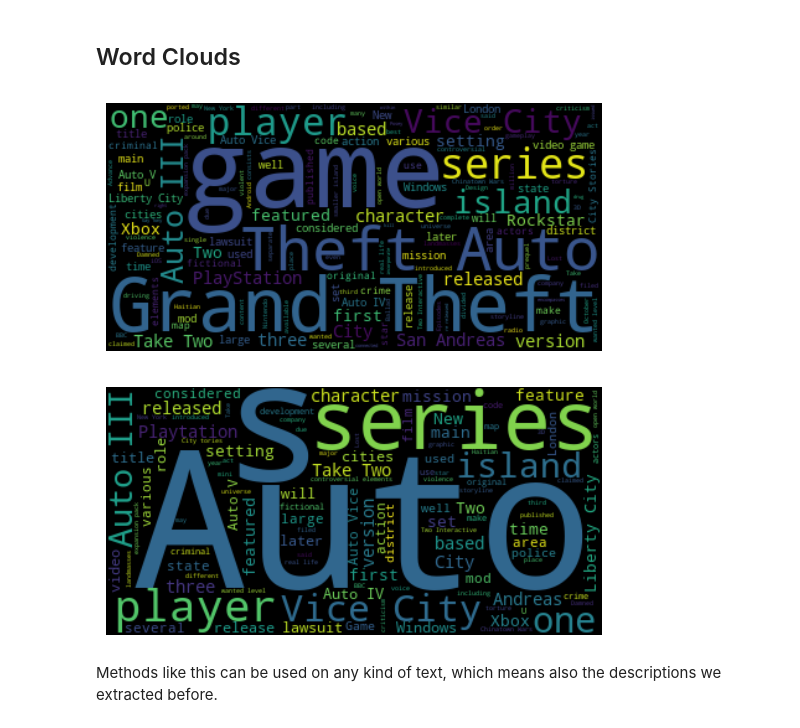
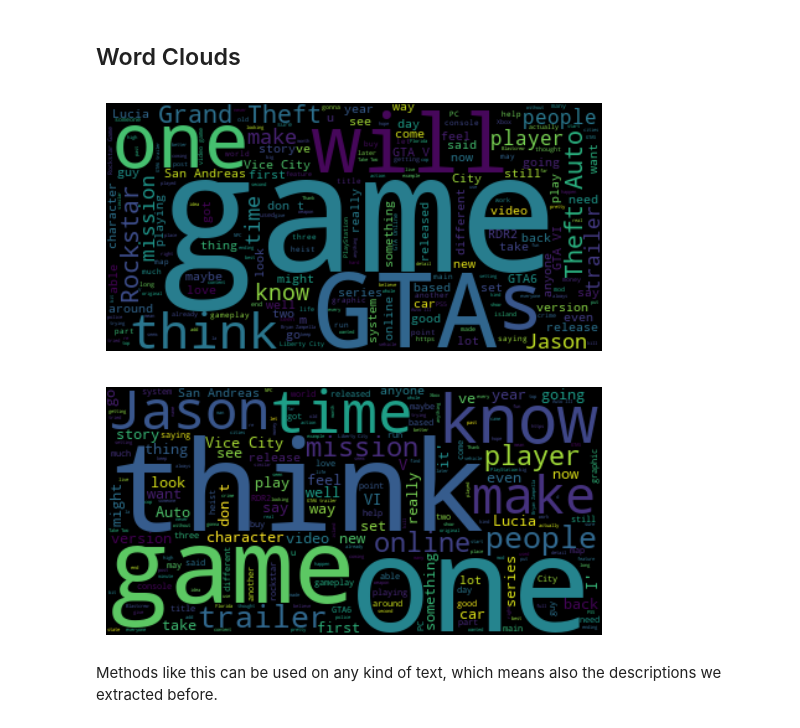
Before and after one commit to wangfelix/DiMa2025Group11, a Jupyter notebook: data_gathering_and_analysis_example.ipynb, the cells around one changed output. Cells and saved outputs as stored; diff of their text form; code cells hidden in the pictures.

Commit message:
integrate reddit descriptions into wordcloud, integrate reddit titles into sentiment

```diff
--- a/data_gathering_and_analysis_example.ipynb
+++ b/data_gathering_and_analysis_example.ipynb
@@ -245,5 +286,12 @@ def preprocess_text(text):
 # now apply the functions to the titles in our dataset
 pokemon_data["title_preprocessed"] = pokemon_data["title"].apply(preprocess_text)
 
+
+# Preprocess the titles from the subreddit data
+reddit_data["title_preprocessed"] = reddit_data["title"].apply(preprocess_text)
+
+# Concatenate the subreddit data with the existing pokemon_data
+pokemon_data = pd.concat([pokemon_data, reddit_data], ignore_index=True)
+
 pokemon_data["title_preprocessed"]
 # %% [output]
@@ -428,31 +477,46 @@ from PIL import Image
 from wordcloud import WordCloud, STOPWORDS
 import matplotlib.pyplot as plt
 # %%
-# use the data that we got from wikipedia
+# Combine all Reddit post descriptions into a single string
+reddit_text_whole = " ".join(reddit_data["text"].dropna())
+
+# Append the Reddit descriptions to the existing pokemon_text_whole
+pokemon_text_whole += " " + reddit_text_whole
+
+# Now you can use pokemon_text_whole to generate the word cloud
 wordcloud_pokemon = WordCloud().generate(pokemon_text_whole)
 
-plt.imshow(wordcloud_pokemon, interpolation = "bilinear")
+plt.imshow(wordcloud_pokemon, interpolation="bilinear")
 plt.axis("off")
-plt.savefig("wordcloud.png")
+plt.savefig("wordcloud_raw.png")
 plt.show()
 # %% [output]
-[figure, old version]
+[figure, new version]
 # %%
 # ok, we get it, its about Pokémon
-pokemon_text_trimmed = pokemon_text_whole.replace("Rockstar", "")
-pokemon_text_trimmed = pokemon_text_trimmed.replace("game", "")
-pokemon_text_trimmed = pokemon_text_trimmed.replace("Grand Theft", "")
-pokemon_text_trimmed = pokemon_text_trimmed.replace("S", "")
+import re
+
+# Use regular expressions to replace standalone words only
+pokemon_text_trimmed = re.sub(r"\bRockstar\b", "", pokemon_text_whole)
+pokemon_text_trimmed = re.sub(r"\bgame\b", "", pokemon_text_trimmed)
+pokemon_text_trimmed = re.sub(r"\bGrand Theft\b", "", pokemon_text_trimmed)
+pokemon_text_trimmed = re.sub(r"\bGTA\b", "", pokemon_text_trimmed)
+pokemon_text_trimmed = re.sub(r"\bs\b", "", pokemon_text_trimmed)
+pokemon_text_trimmed = re.sub(r"\bgta\b", "", pokemon_text_trimmed)
+pokemon_text_trimmed = re.sub(r"\bm\b", "", pokemon_text_trimmed)
+pokemon_text_trimmed = re.sub(r"\bu\b", "", pokemon_text_trimmed)
+pokemon_text_trimmed = re.sub(r"\bwill\b", "", pokemon_text_trimmed)
+
 
 
 # create wordcloud
 wordcloud_pokemon_trimmed = WordCloud().generate(pokemon_text_trimmed)
 
 plt.imshow(wordcloud_pokemon_trimmed, interpolation = "bilinear")
 plt.axis("off")
-plt.savefig("wordcloud_2.png")
+plt.savefig("wordcloud_cleaned.png")
 plt.show()
 # %% [output]
-[figure, old version]
+[figure, new version]
 # %% [markdown]
 Methods like this can be used on any kind of text, which means also the descriptions we extracted before.
```
Also changed, not shown: parts of 9 cells of this notebook, 7 other files.
